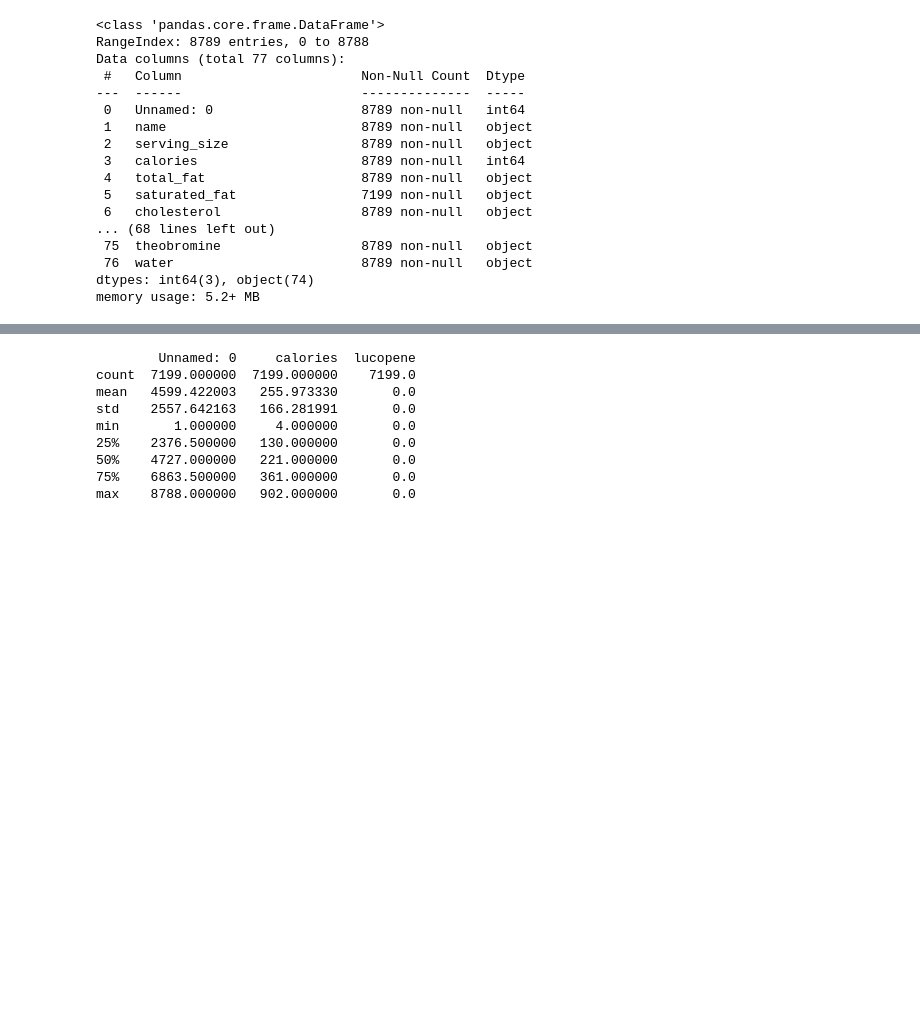
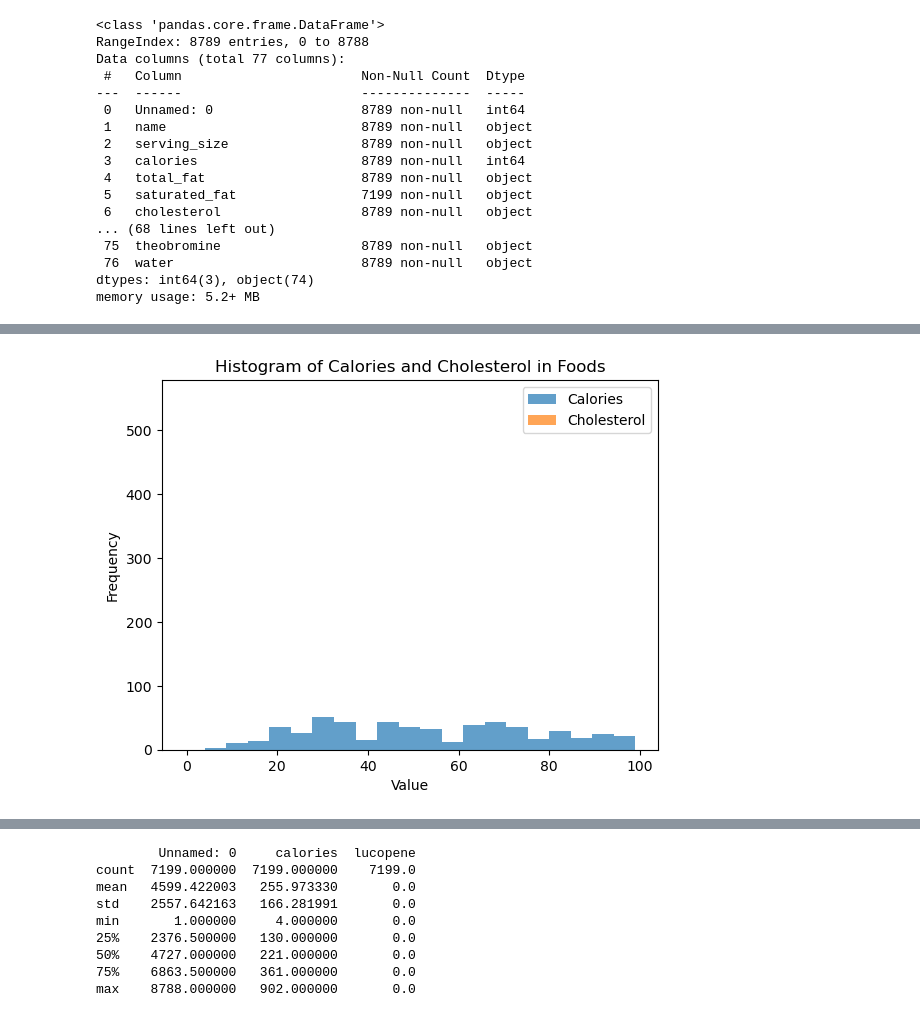
Before and after one commit to Yakshita1802/CS-661-Python-Programming-Final-Project_NutriGuide---Comprehensive-Nutrition-Finder, a Jupyter notebook: CS661.ipynb, the cells around one changed output, grey strips where cells are left out. Cells and saved outputs as stored; diff of their text form; code cells hidden in the pictures; blank space fills up the shorter version.

```diff
--- a/CS661.ipynb
+++ b/CS661.ipynb
@@ -119,0 +428,10 @@ To https://github.com/Yakshita1802/CS-661-Python-Programming-Final-Project_Nutri
+# %%
+plt.hist(low_calorie_low_cholesterol['calories'], bins=20, alpha=0.7, label='Calories')
+plt.hist(low_calorie_low_cholesterol['cholesterol'], bins=20, alpha=0.7, label='Cholesterol')
+plt.xlabel('Value')
+plt.ylabel('Frequency')
+plt.title('Histogram of Calories and Cholesterol in Foods')
+plt.legend()
+plt.show()
+# %% [output]
+[figure, added]
```
Also changed, not shown: parts of 66 cells of this notebook, 1 other file.
